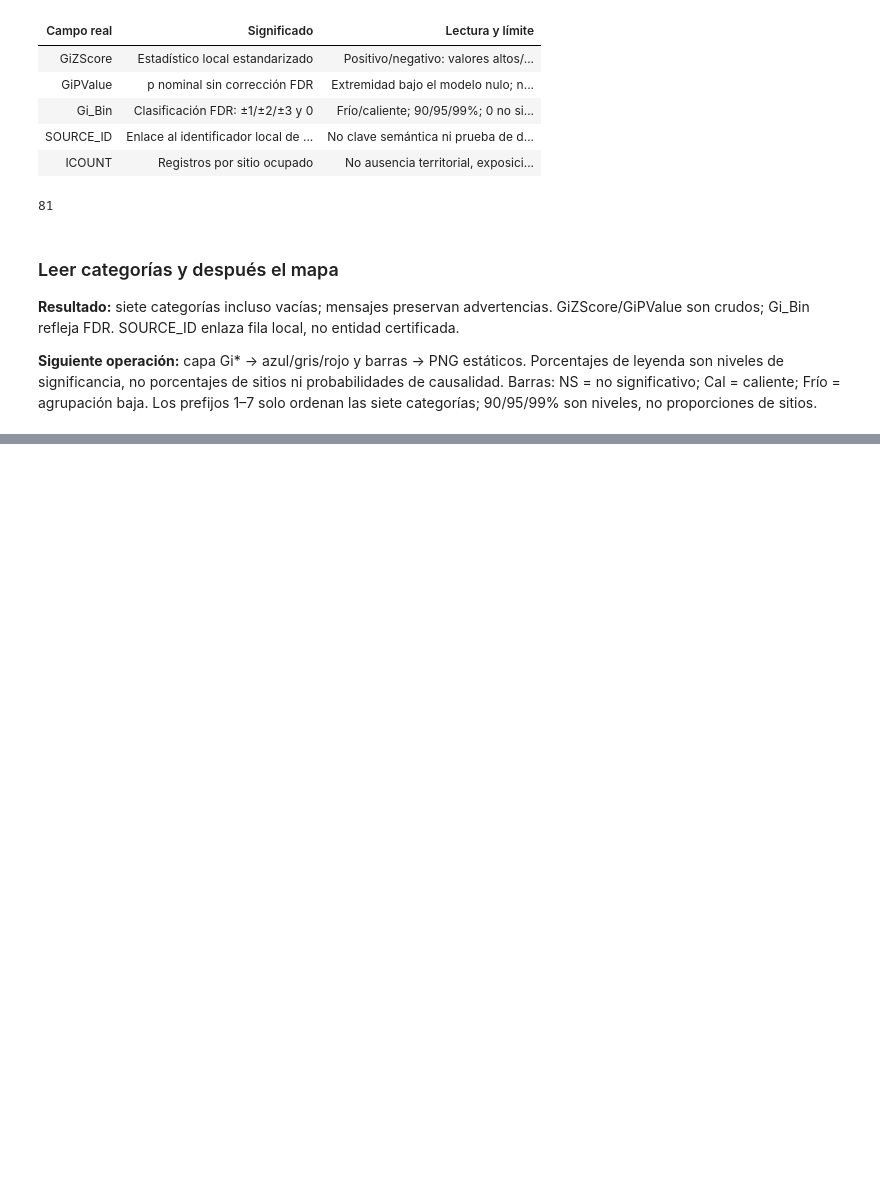
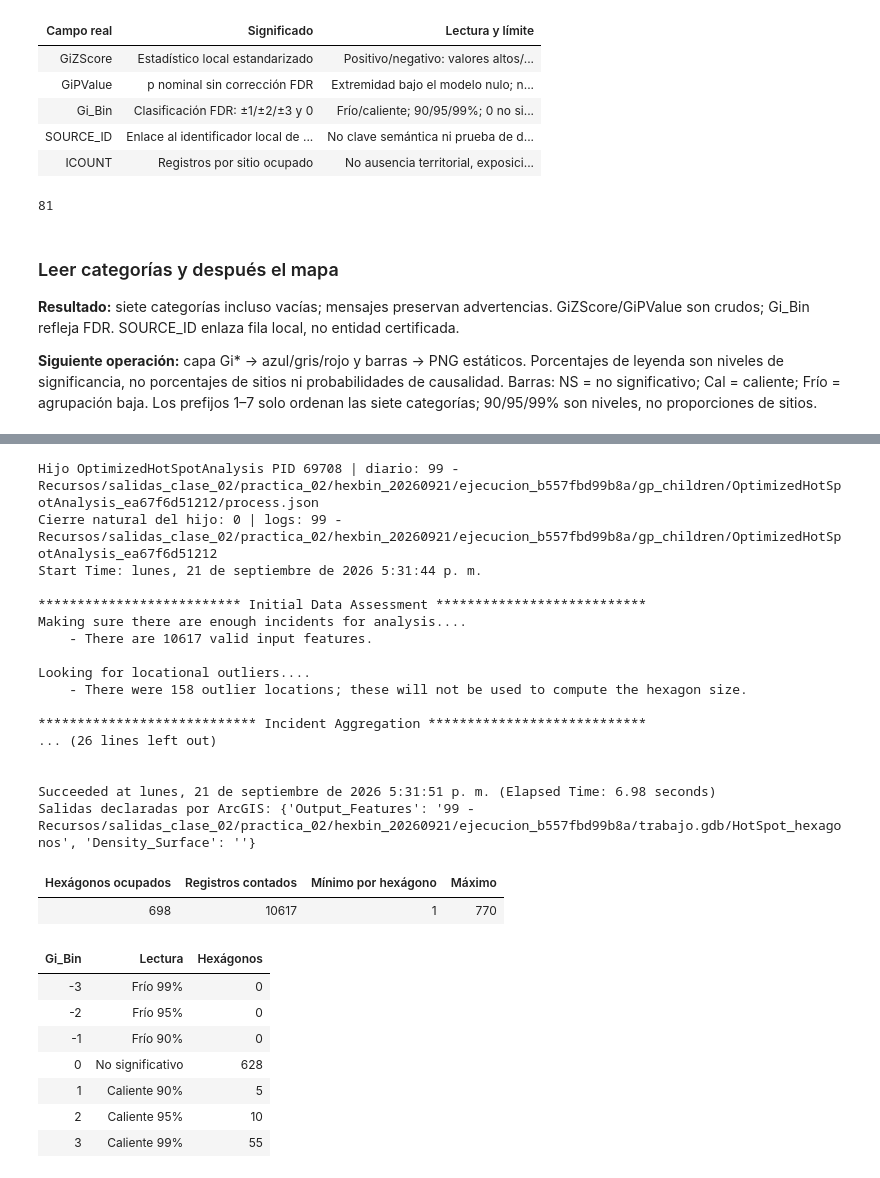
Before and after one commit to ecetina-esri-co/diplomado-geoia-ml-espacial-automl, a Jupyter notebook: 99 - Recursos/notebooks/Clase 02 - Practica 02 - Colegios y escala espacial.ipynb, the cells around one changed output, grey strips where cells are left out. Cells and saved outputs as stored; diff of their text form; code cells hidden in the pictures; blank space fills up the shorter version.

```diff
--- a/99 - Recursos/notebooks/Clase 02 - Practica 02 - Colegios y escala espacial.ipynb
+++ b/99 - Recursos/notebooks/Clase 02 - Practica 02 - Colegios y escala espacial.ipynb
@@ -235,6 +232,8 @@ allowed = {
     'FieldStatisticsToTable': (arcpy.management.FieldStatisticsToTable, 'FieldStatisticsToTable_management'),
     'IncrementalSpatialAutocorrelation': (arcpy.stats.IncrementalSpatialAutocorrelation, 'IncrementalSpatialAutocorrelation_stats'),
     'HotSpots': (arcpy.stats.HotSpots, 'HotSpots_stats'),
+    'OptimizedHotSpotAnalysis': (arcpy.stats.OptimizedHotSpotAnalysis, 'OptimizedHotSpotAnalysis_stats'),
+    'OptimizedOutlierAnalysis': (arcpy.stats.OptimizedOutlierAnalysis, 'OptimizedOutlierAnalysis_stats'),
 }
 if request['tool'] not in allowed:
     raise ValueError('Herramienta fuera del alcance P02.')
@@ -299,7 +298,7 @@ def wait_gp_child(process, journal_path, journal, timeout):
 # Una llamada síncrona por carpeta nueva; stdout/stderr a archivos, nunca a PIPE.
 def gp_child(tool, *args, **kwargs):
     if tool not in GP_TOOLS:
-        raise ValueError('Solo las cuatro herramientas de la frontera estadística P02 están autorizadas.')
+        raise ValueError('Herramienta no incluida en GP_TOOLS de esta práctica.')
     call_dir = child_root / (tool + '_' + uuid.uuid4().hex[:12])
     call_dir.mkdir(exist_ok=False)
     request_id = call_dir.name
@@ -1067,0 +1049,69 @@ Adaptación local validada para esta práctica, no reparación de paquetes ni ce
+# %%
+# Ambos métodos cuentan los registros originales copiados, sin ponderar sitios agregados.
+hex_parameters = dict(
+    Input_Features=working, Analysis_Field='',
+    Incident_Data_Aggregation_Method='COUNT_INCIDENTS_WITHIN_HEXAGON_POLYGONS',
+    Bounding_Polygons_Defining_Where_Incidents_Are_Possible='',
+    Polygons_For_Aggregating_Incidents_Into_Counts='',
+    Cell_Size='', Distance_Band='',
+)
+if int(arcpy.management.GetCount(working)[0]) != n:
+    raise ValueError('La copia ya no contiene todos los registros originales.')
+def leer_conteos_hexagonales(fc):
+    # El esquema real debe confirmar el campo de conteo, no un identificador numérico.
+    nombres = {f.name.lower(): f.name for f in arcpy.ListFields(fc)}
+    if 'join_count' not in nombres:
+        raise ValueError('Revisar campo de conteo en la salida: ' + ', '.join(nombres))
+    campo = nombres['join_count']
+    with arcpy.da.SearchCursor(fc, [campo]) as cursor:
+        conteos = [row[0] for row in cursor]
+    if not conteos or any(v is None or v < 1 or int(v) != v for v in conteos):
+        raise ValueError('Se esperaban conteos enteros positivos en hexágonos ocupados.')
+    if sum(conteos) != n:
+        raise ValueError('El total agregado difiere de los registros: revisar mensajes antes de comparar.')
+    tabla_visible(['Hexágonos ocupados', 'Registros contados', 'Mínimo por hexágono', 'Máximo'],
+                  [[len(conteos), sum(conteos), min(conteos), max(conteos)]])
+    return campo, conteos
+# %%
+# Gi* optimizado elige su escala; conservar mensajes para conocer la elección efectiva.
+hex_hotspots = str(Path(gdb) / 'HotSpot_hexagonos')
+oha_result = gp_child('OptimizedHotSpotAnalysis', Output_Features=hex_hotspots,
+                      Density_Surface='', **hex_parameters)
+print(oha_result['messages'])
+print('Salidas declaradas por ArcGIS:', oha_result['outputs'])
+(run / 'HotSpot_hexagonos_mensajes.txt').write_text(oha_result['messages'], encoding='utf-8')
+oha_count_field, oha_counts = leer_conteos_hexagonales(hex_hotspots)
+with arcpy.da.SearchCursor(hex_hotspots, ['Gi_Bin']) as cursor:
+    oha_categories = Counter(int(row[0]) for row in cursor)
+if not set(oha_categories).issubset(range(-3, 4)):
+    raise ValueError('Gi_Bin contiene una categoría inesperada.')
+tabla_visible(['Gi_Bin', 'Lectura', 'Hexágonos'],
+              [[v, labels[v], oha_categories[v]] for v in range(-3, 4)])
+# %% [output]
+Hijo OptimizedHotSpotAnalysis PID 69708 | diario: 99 - Recursos/salidas_clase_02/practica_02/hexbin_20260921/ejecucion_b557fbd99b8a/gp_children/OptimizedHotSpotAnalysis_ea67f6d51212/process.json
+Cierre natural del hijo: 0 | logs: 99 - Recursos/salidas_clase_02/practica_02/hexbin_20260921/ejecucion_b557fbd99b8a/gp_children/OptimizedHotSpotAnalysis_ea67f6d51212
+Start Time: lunes, 21 de septiembre de 2026 5:31:44 p. m.
+
+************************** Initial Data Assessment ***************************
+Making sure there are enough incidents for analysis....
+    - There are 10617 valid input features.
+
+Looking for locational outliers....
+    - There were 158 outlier locations; these will not be used to compute the hexagon size.
+
+**************************** Incident Aggregation ****************************
+... (26 lines left out)
+
+
+Succeeded at lunes, 21 de septiembre de 2026 5:31:51 p. m. (Elapsed Time: 6.98 seconds)
+Salidas declaradas por ArcGIS: {'Output_Features': '99 - Recursos/salidas_clase_02/practica_02/hexbin_20260921/ejecucion_b557fbd99b8a/trabajo.gdb/HotSpot_hexagonos', 'Density_Surface': ''}
+| Hexágonos ocupados | Registros contados | Mínimo por hexágono | Máximo |
+| 698 | 10617 | 1 | 770 |
+| Gi_Bin | Lectura | Hexágonos |
+| -3 | Frío 99% | 0 |
+| -2 | Frío 95% | 0 |
+| -1 | Frío 90% | 0 |
+| 0 | No significativo | 628 |
+| 1 | Caliente 90% | 5 |
+| 2 | Caliente 95% | 10 |
+| 3 | Caliente 99% | 55 |
```
Also changed, not shown: parts of 40 cells of this notebook, 1 other file.
